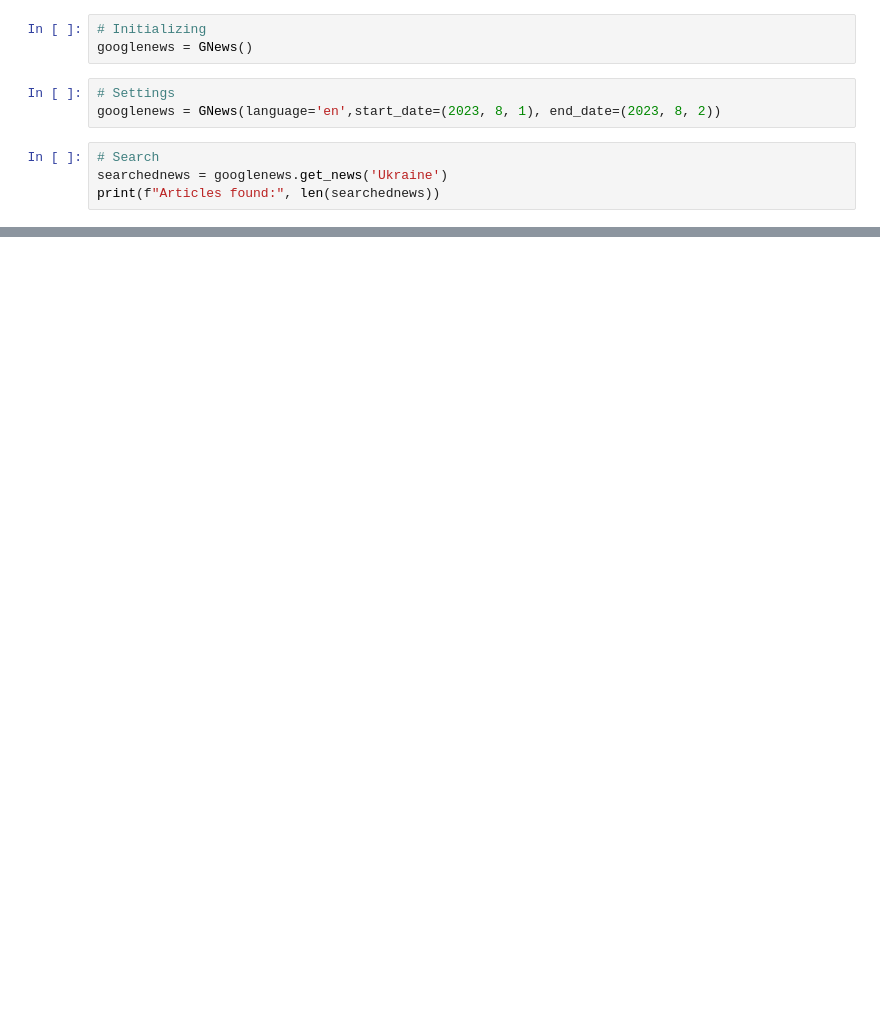
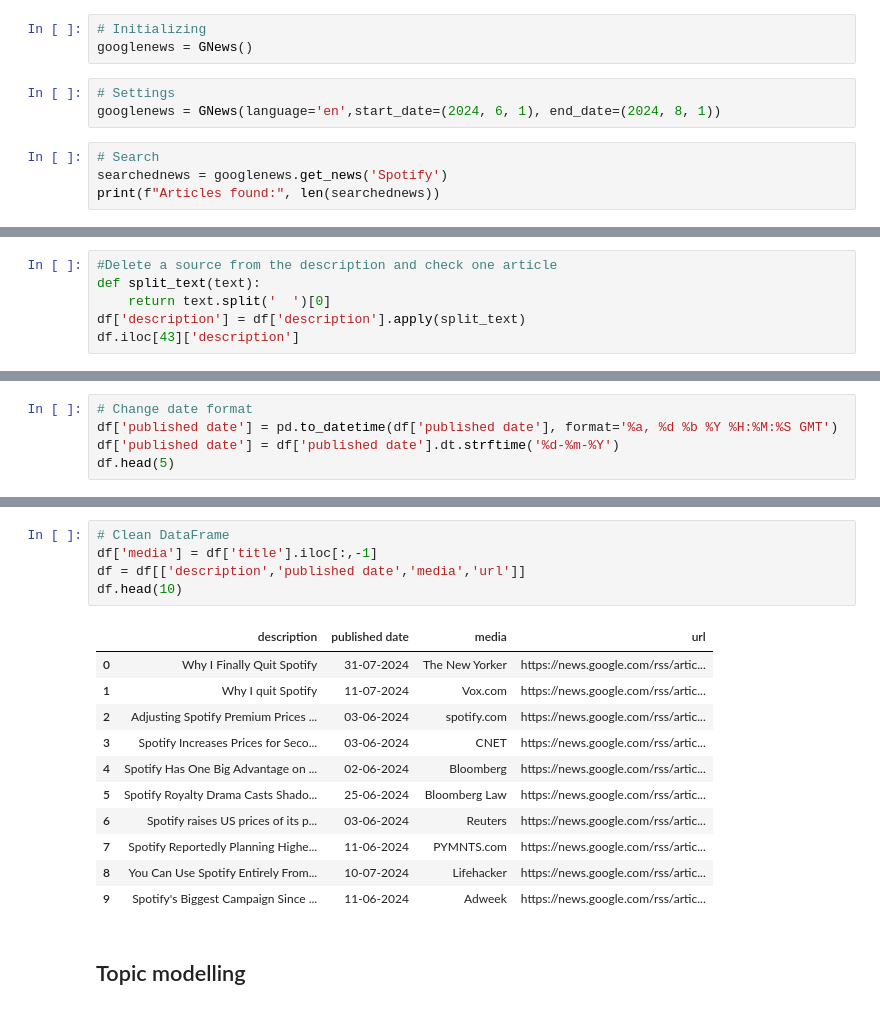
Before and after one commit to alfonrodrisimon/Topic-Modeling-with-Google-News, a Jupyter notebook: notebooks/topic-modelling-with-google-news.ipynb, the cells around one changed output, grey strips where cells are left out. Saved outputs shown, nothing was run; the diff lists cells and outputs as text; blank space fills up the shorter version.

Commit message:
Topic Modelling with BERTopic

```diff
--- a/notebooks/topic-modelling-with-google-news.ipynb
+++ b/notebooks/topic-modelling-with-google-news.ipynb
@@ -29,9 +23,9 @@ True
 googlenews = GNews()
 # %%
 # Settings
-googlenews = GNews(language='en',start_date=(2023, 8, 1), end_date=(2023, 8, 2))
+googlenews = GNews(language='en',start_date=(2024, 6, 1), end_date=(2024, 8, 1))
 # %%
 # Search
-searchednews = googlenews.get_news('Ukraine')
+searchednews = googlenews.get_news('Spotify')
 print(f"Articles found:", len(searchednews))
 # %% [output]
@@ -362,0 +54,6 @@ news_df.head()
+# %%
+#Delete a source from the description and check one article
+def split_text(text):
+    return text.split('  ')[0]
+df['description'] = df['description'].apply(split_text)
+df.iloc[43]['description']
@@ -362,0 +62,5 @@ news_df.head()
+# %%
+# Change date format
+df['published date'] = pd.to_datetime(df['published date'], format='%a, %d %b %Y %H:%M:%S GMT')
+df['published date'] = df['published date'].dt.strftime('%d-%m-%Y')
+df.head(5)
@@ -362,0 +85,19 @@ news_df.head()
+# %%
+# Clean DataFrame
+df['media'] = df['title'].iloc[:,-1]
+df = df[['description','published date','media','url']]
+df.head(10)
+# %% [output]
+|  | description | published date | media | url |
+| 0 | Why I Finally Quit Spotify | 31-07-2024 | The New Yorker | https://news.google.com/rss/artic... |
+| 1 | Why I quit Spotify | 11-07-2024 | Vox.com | https://news.google.com/rss/artic... |
+| 2 | Adjusting Spotify Premium Prices ... | 03-06-2024 | spotify.com | https://news.google.com/rss/artic... |
+| 3 | Spotify Increases Prices for Seco... | 03-06-2024 | CNET | https://news.google.com/rss/artic... |
+| 4 | Spotify Has One Big Advantage on ... | 02-06-2024 | Bloomberg | https://news.google.com/rss/artic... |
+| 5 | Spotify Royalty Drama Casts Shado... | 25-06-2024 | Bloomberg Law | https://news.google.com/rss/artic... |
+| 6 | Spotify raises US prices of its p... | 03-06-2024 | Reuters | https://news.google.com/rss/artic... |
+| 7 | Spotify Reportedly Planning Highe... | 11-06-2024 | PYMNTS.com | https://news.google.com/rss/artic... |
+| 8 | You Can Use Spotify Entirely From... | 10-07-2024 | Lifehacker | https://news.google.com/rss/artic... |
+| 9 | Spotify's Biggest Campaign Since ... | 11-06-2024 | Adweek | https://news.google.com/rss/artic... |
+# %% [markdown]
+## Topic modelling
```
Also changed, not shown: parts of 52 cells of this notebook, 2 other files.
